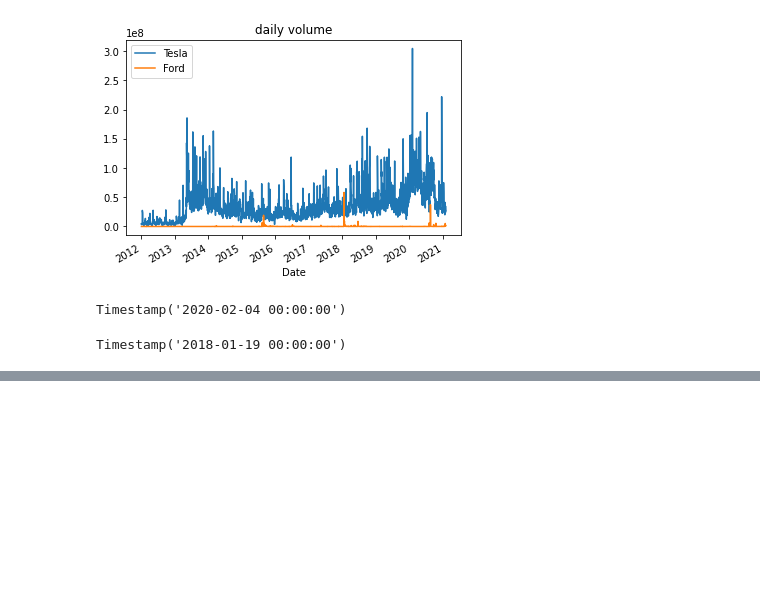
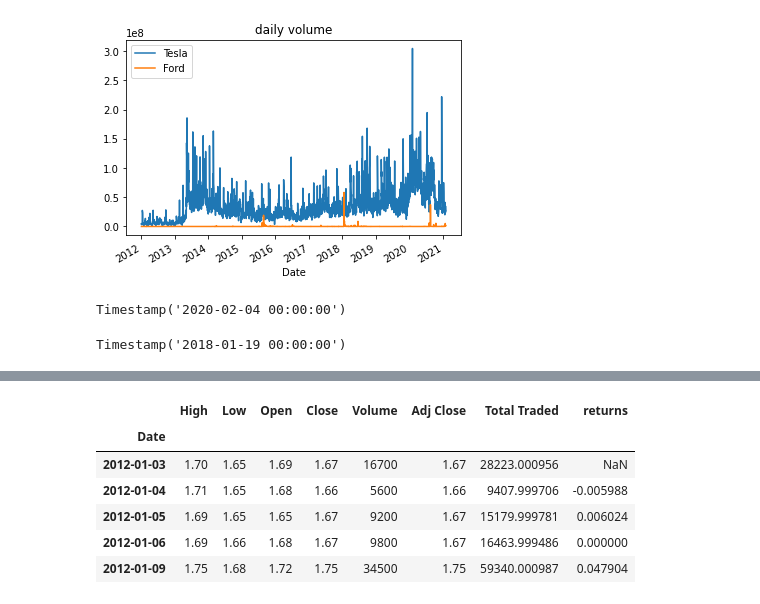
Before and after one commit to anacarol84/Project1_Tesla, a Jupyter notebook: Project-1/Tesla vs Ford.ipynb, the cells around one changed output, grey strips where cells are left out. Drawn from its saved outputs; the diff is of its cells as text; code cells hidden in the pictures; blank space fills up the shorter version.

```diff
--- a/Project-1/Tesla vs Ford.ipynb
+++ b/Project-1/Tesla vs Ford.ipynb
@@ -68,0 +101,10 @@ Timestamp('2018-01-19 00:00:00')
+# %%
+ford.head()
+# %% [output]
+|  | High | Low | Open | Close | Volume | Adj Close | Total Traded | returns |
+| Date |  |  |  |  |  |  |  |  |
+| 2012-01-03 | 1.70 | 1.65 | 1.69 | 1.67 | 16700 | 1.67 | 28223.000956 | NaN |
+| 2012-01-04 | 1.71 | 1.65 | 1.68 | 1.66 | 5600 | 1.66 | 9407.999706 | -0.005988 |
+| 2012-01-05 | 1.69 | 1.65 | 1.65 | 1.67 | 9200 | 1.67 | 15179.999781 | 0.006024 |
+| 2012-01-06 | 1.69 | 1.66 | 1.68 | 1.67 | 9800 | 1.67 | 16463.999486 | 0.000000 |
+| 2012-01-09 | 1.75 | 1.68 | 1.72 | 1.75 | 34500 | 1.75 | 59340.000987 | 0.047904 |
```
Also changed, not shown: parts of 4 cells of this notebook.
